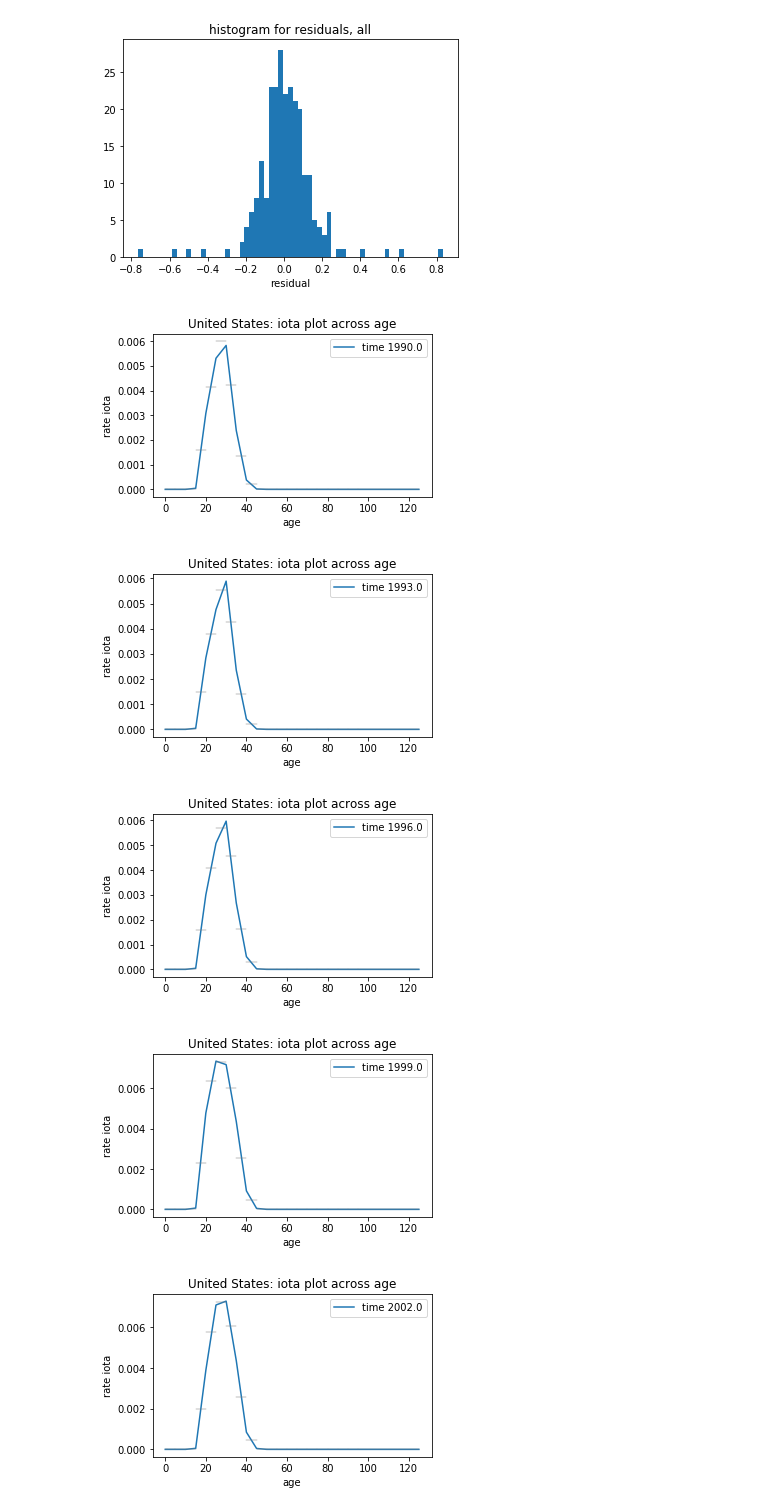
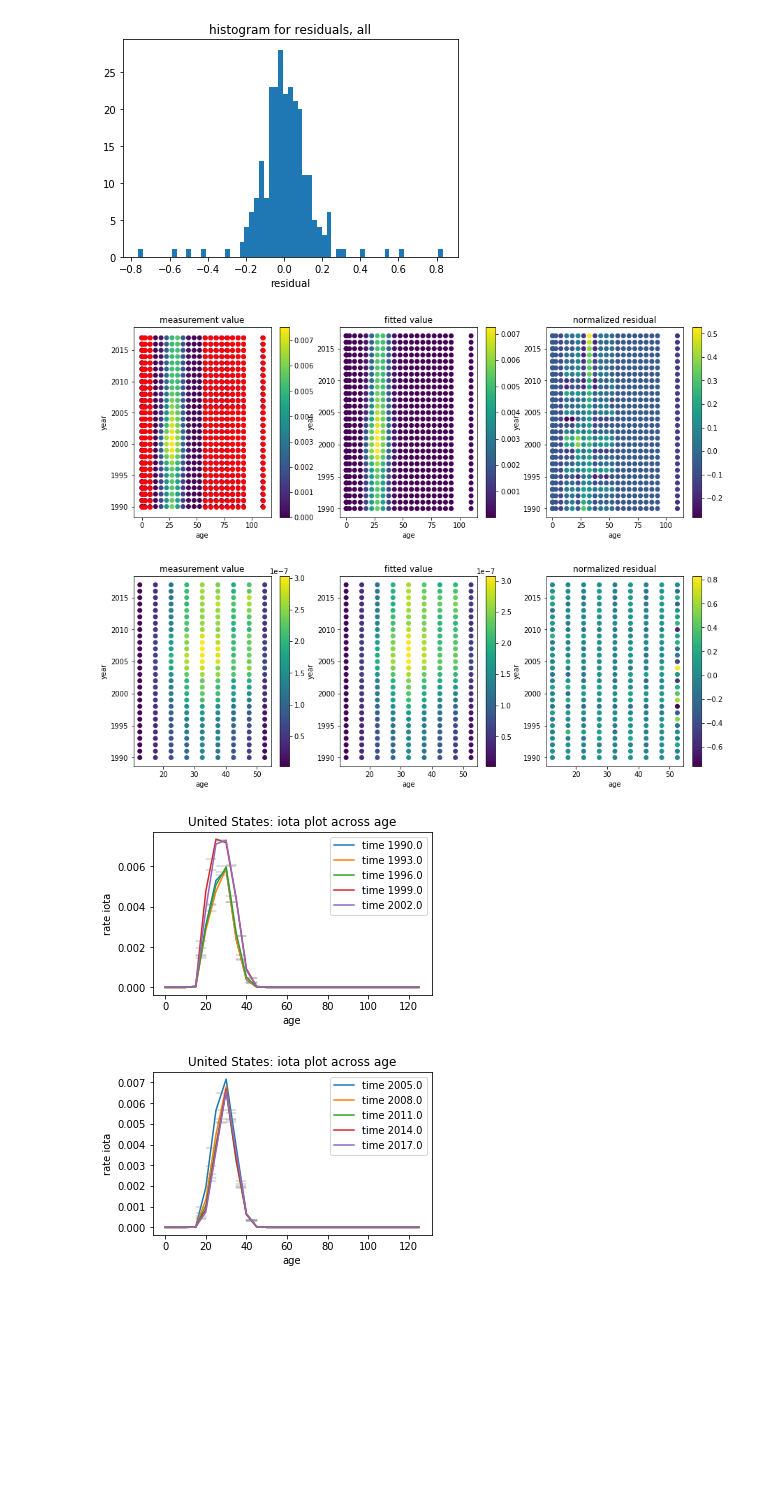
Before and after one commit to jizezhang/dismod_at-wrappers, a Jupyter notebook: demos/forecast_mi_run_model.ipynb, the cells around one changed output. Cells and saved outputs as stored; diff of their text form; code cells hidden in the pictures; blank space fills up the shorter version.

```diff
--- a/demos/forecast_mi_run_model.ipynb
+++ b/demos/forecast_mi_run_model.ipynb
@@ -322,11 +301,16 @@ plt.plot_residuals('all', 'Sincidence')
 plt.plot_residuals('all', 'mtspecific')
 # %% [output]
 [figure]
+# %%
+plt.plot_data_direct('United States', 'Sincidence')
+# %% [output]
+[figure, added]
+# %%
+plt.plot_data_direct('United States', 'mtspecific')
+# %% [output]
+[figure, added]
 # %%
-plt.plot_change_over_age('rate', 'iota', 'Sincidence', ['United States'], curve_per_plot=1)
+plt.plot_change_over_age('rate', 'iota', 'Sincidence', ['United States'])
 # %% [output]
-[figure, old version]
+[figure, new version]
-[figure, old version]
+[figure, new version]
-[figure, removed]
-[figure, removed]
-[figure, removed]
```
Also changed, not shown: parts of 19 cells of this notebook, 2 other files.
